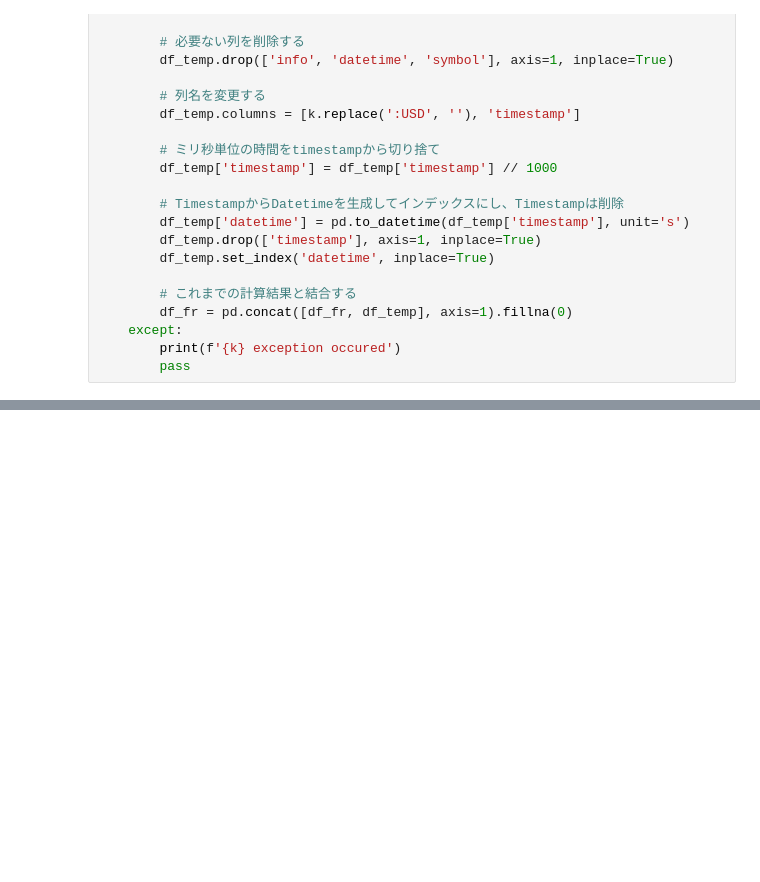
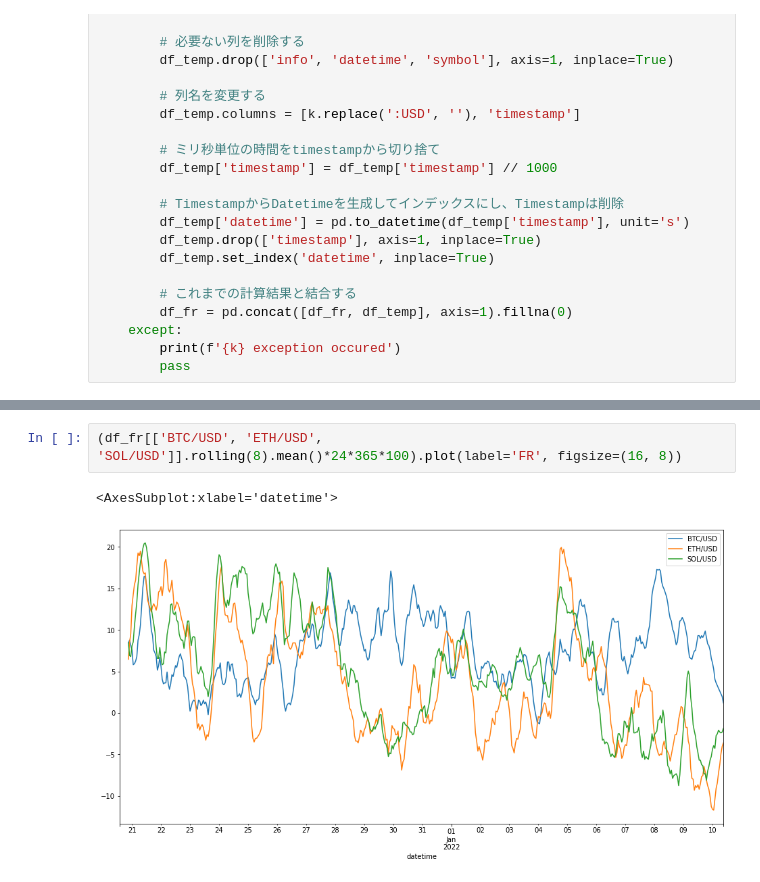
Before and after one commit to WannabeBotter/crypto_misc_jupyter, a Jupyter notebook: funding_rate.ipynb, the cells around one changed output, grey strips where cells are left out. Cells and saved outputs as stored; diff of their text form; blank space fills up the shorter version.

Commit message:
Added BTC/ETH/SOL graph

```diff
--- a/funding_rate.ipynb
+++ b/funding_rate.ipynb
@@ -93,0 +96,5 @@ from matplotlib import pyplot
+# %%
+(df_fr[['BTC/USD', 'ETH/USD', 'SOL/USD']].rolling(8).mean()*24*365*100).plot(label='FR', figsize=(16, 8))
+# %% [output]
+<AxesSubplot:xlabel='datetime'>
+[figure, added]
```
Also changed, not shown: parts of 2 cells of this notebook.
